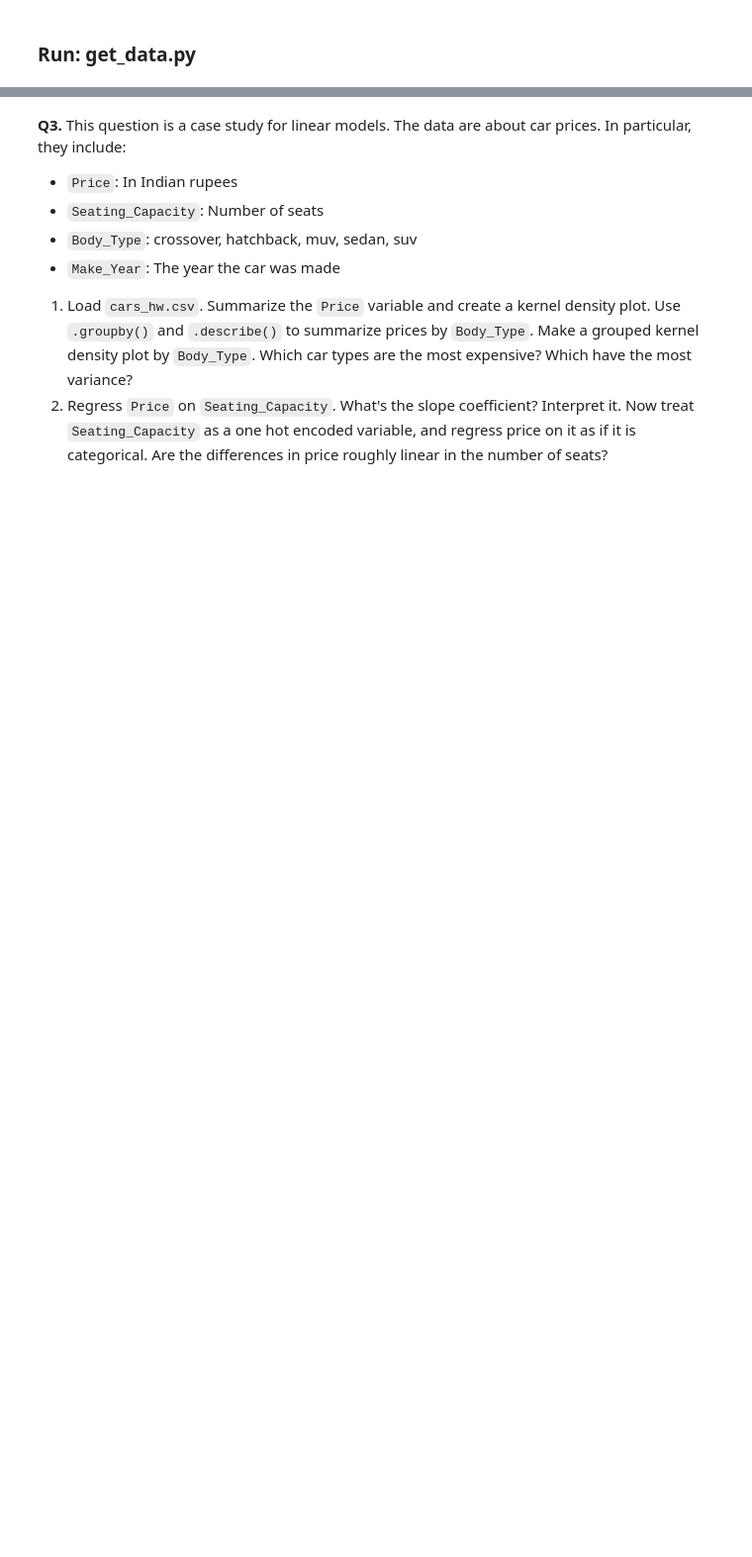
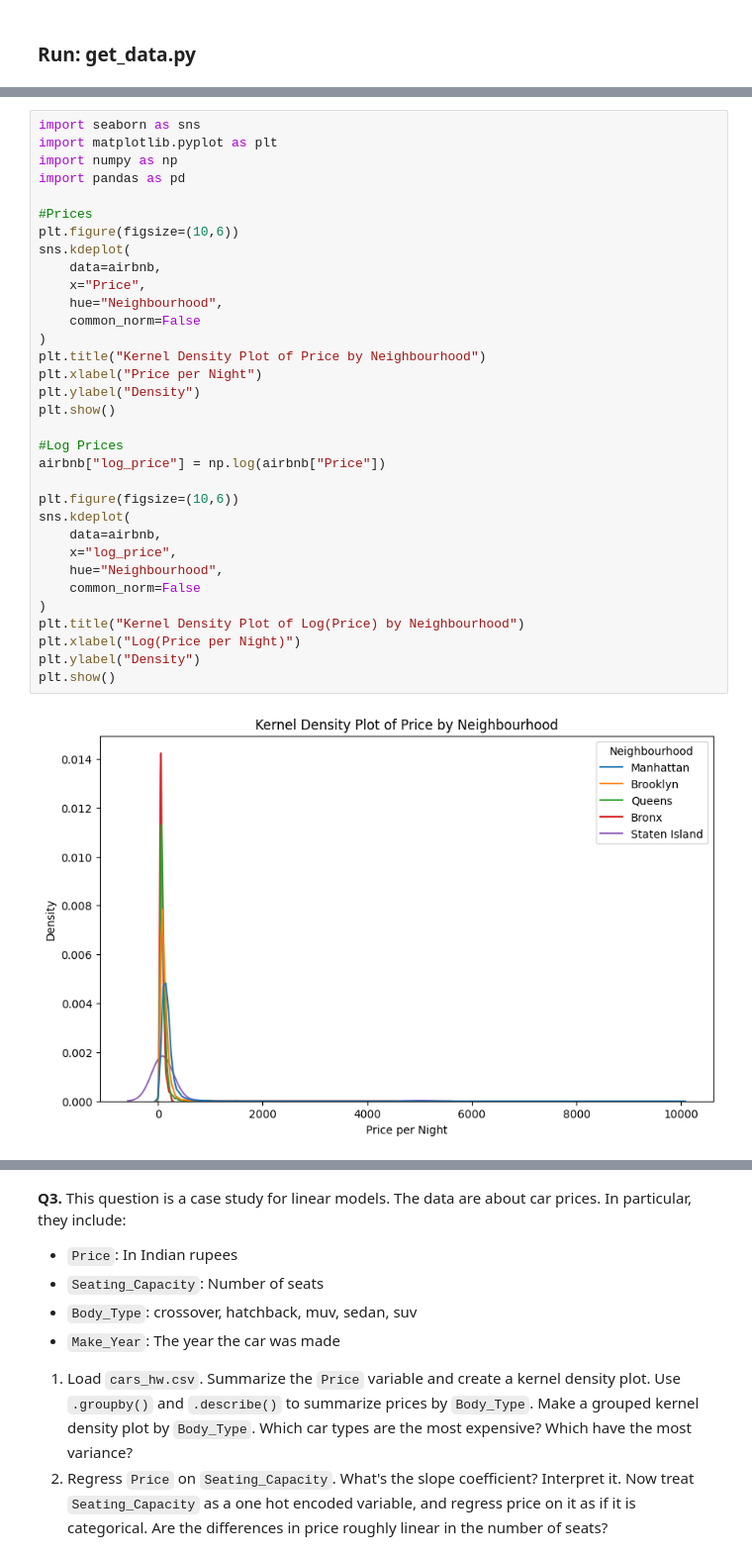
Before and after one commit to thomashooks53/undergrad_ml_assignments, a Jupyter notebook: 03_assignment_linear_models.ipynb, the cells around one changed output, grey strips where cells are left out. Shown at 99% size. Cells and saved outputs as stored; diff of their text form; blank space fills up the shorter version.

```diff
--- a/03_assignment_linear_models.ipynb
+++ b/03_assignment_linear_models.ipynb
@@ -91,0 +139,35 @@ if __name__ == "__main__":
+# %%
+import seaborn as sns
+import matplotlib.pyplot as plt
+import numpy as np
+import pandas as pd
+
+#Prices
+plt.figure(figsize=(10,6))
+sns.kdeplot(
+    data=airbnb,
+    x="Price",
+    hue="Neighbourhood",
+    common_norm=False
+)
+plt.title("Kernel Density Plot of Price by Neighbourhood")
+plt.xlabel("Price per Night")
+plt.ylabel("Density")
+plt.show()
+
+#Log Prices
+airbnb["log_price"] = np.log(airbnb["Price"])
+
+plt.figure(figsize=(10,6))
+sns.kdeplot(
+    data=airbnb,
+    x="log_price",
+    hue="Neighbourhood",
+    common_norm=False
+)
+plt.title("Kernel Density Plot of Log(Price) by Neighbourhood")
+plt.xlabel("Log(Price per Night)")
+plt.ylabel("Density")
+plt.show()
+# %% [output]
+[figure, added]
```
Also changed, not shown: parts of 29 cells of this notebook.
